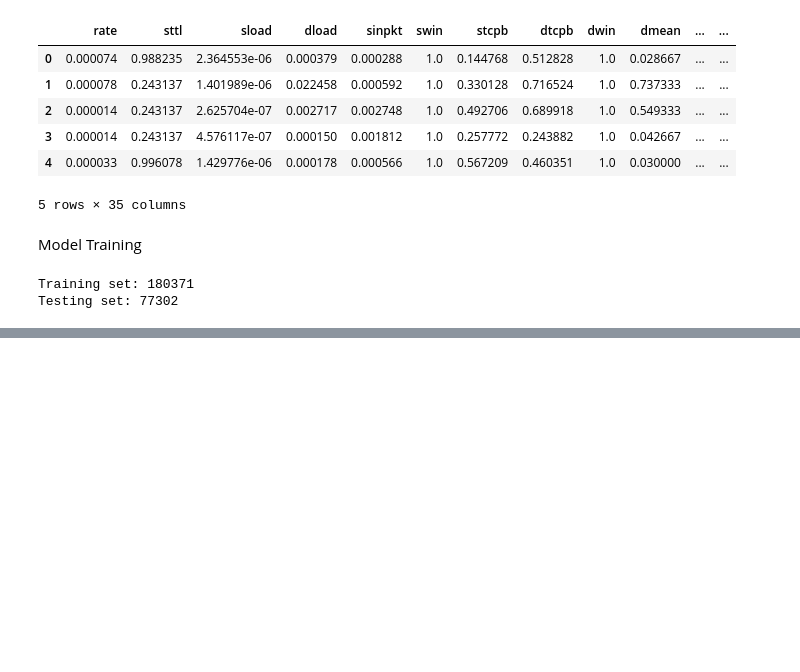
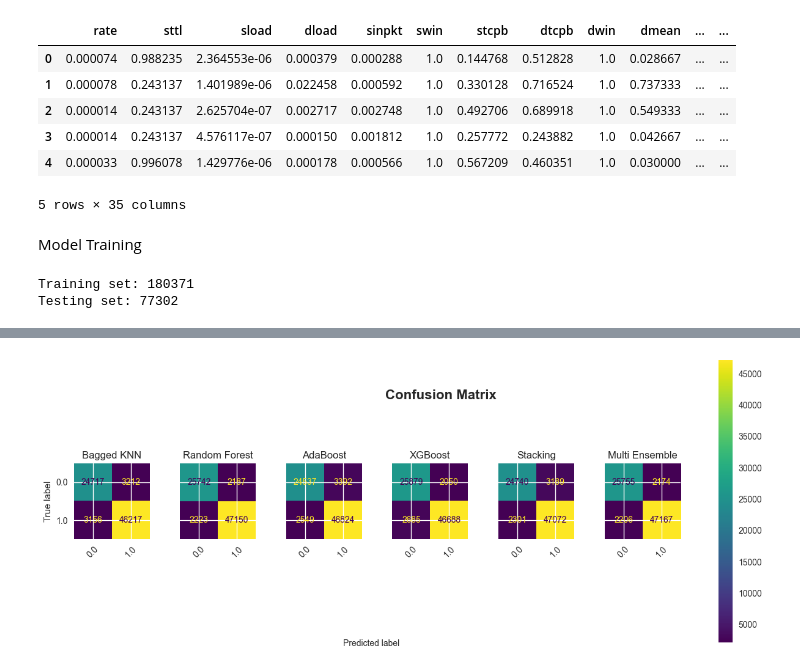
Before and after one commit to eugeneleo06/Project, a Jupyter notebook: project.ipynb, the cells around one changed output, grey strips where cells are left out. Saved outputs shown, nothing was run; the diff lists cells and outputs as text; code cells hidden in the pictures; blank space fills up the shorter version.

```diff
--- a/project.ipynb
+++ b/project.ipynb
@@ -298,0 +361,21 @@ for key in models.keys():
+# %%
+f, axes = plt.subplots(1, 6, figsize=(16, 6), sharey='row')
+i = 0
+for key in models.keys():
+    cm = sklearn.metrics.confusion_matrix(y_test, y_pred[key])
+    display = sklearn.metrics.ConfusionMatrixDisplay(confusion_matrix=cm, display_labels=models[key].classes_)
+    display.plot(ax= axes[i], xticks_rotation=45)
+    display.ax_.set_title(key)
+    display.im_.colorbar.remove()
+    display.ax_.set_xlabel('')
+    if i != 0 :
+        display.ax_.set_ylabel('')
+    i +=1
+
+f.text(0.4, 0.1, 'Predicted label', ha='left')
+plt.subplots_adjust(wspace=0.40, hspace=0.1)
+f.colorbar(display.im_, ax=axes)
+plt.suptitle(t='Confusion Matrix', y=0.8, fontsize=16, fontweight='bold')
+plt.show()
+# %% [output]
+[figure, added]
```
Also changed, not shown: parts of 11 cells of this notebook, 3 other files.
